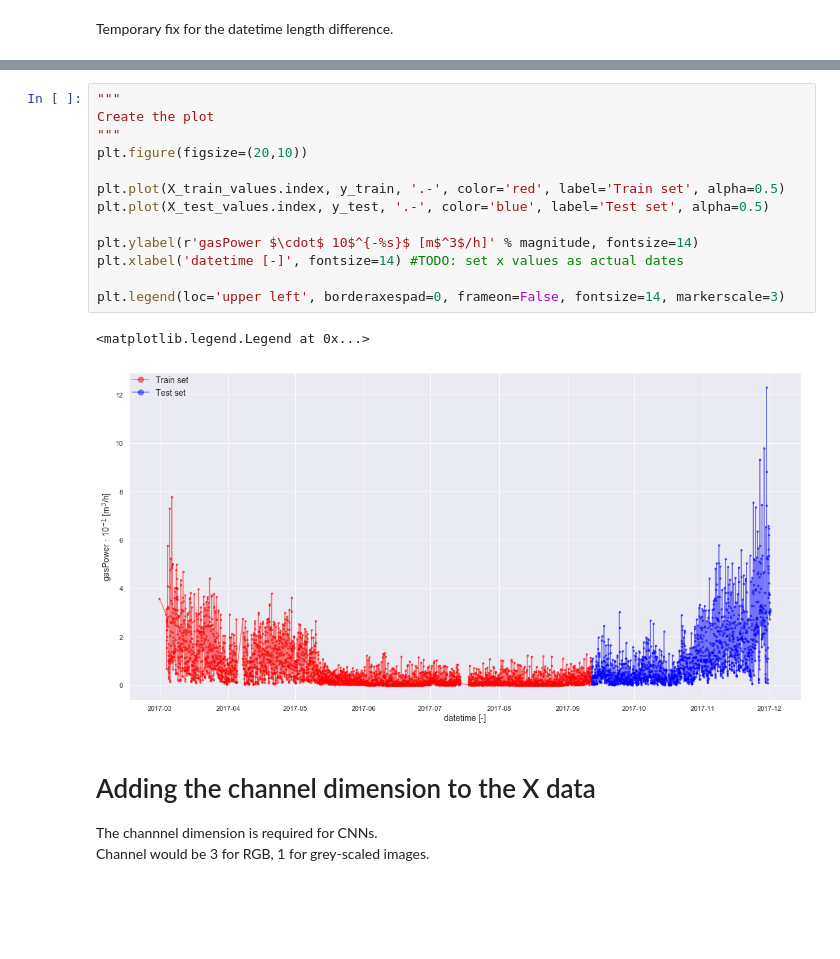
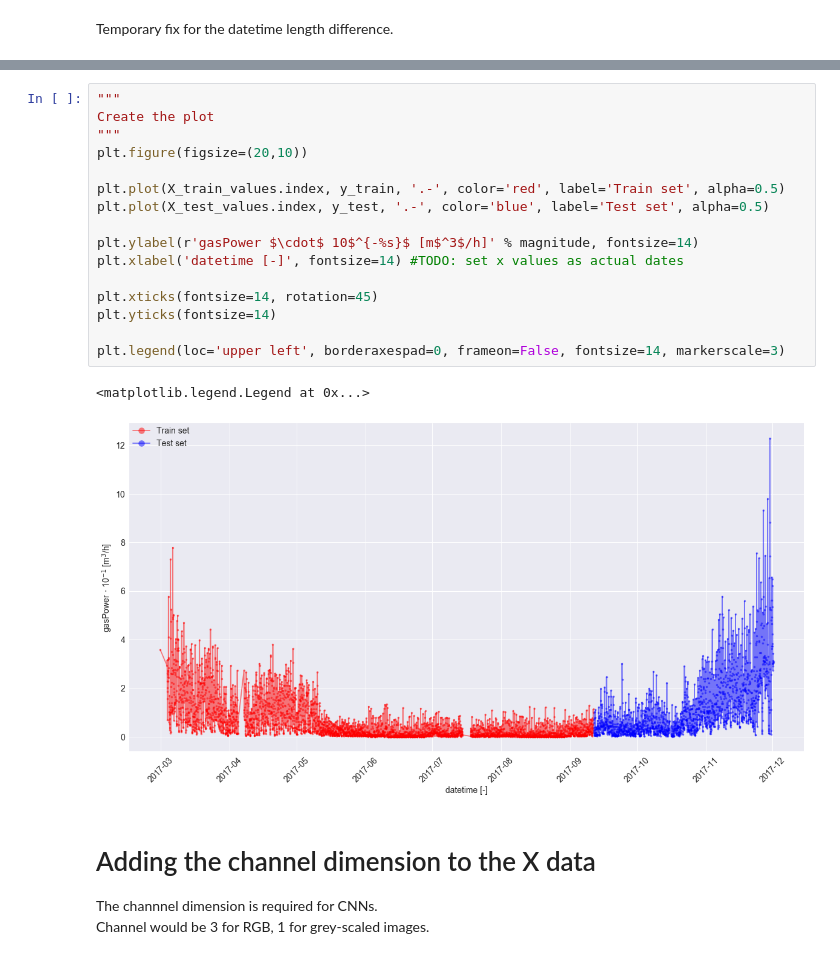
Before and after one commit to deKeijzer/Multivariate-time-series-models-in-Keras, a Jupyter notebook: notebooks/6. CNN.ipynb, the cells around one changed output, grey strips where cells are left out. Cells and saved outputs as stored; diff of their text form; blank space fills up the shorter version.

```diff
--- a/notebooks/6. CNN.ipynb
+++ b/notebooks/6. CNN.ipynb
@@ -164,19 +164,22 @@ X_test_values.shape, y_test.shape
 # %%
 """
 Create the plot
 """
 plt.figure(figsize=(20,10))
 
 plt.plot(X_train_values.index, y_train, '.-', color='red', label='Train set', alpha=0.5)
 plt.plot(X_test_values.index, y_test, '.-', color='blue', label='Test set', alpha=0.5)
 
 plt.ylabel(r'gasPower $\cdot$ 10$^{-%s}$ [m$^3$/h]' % magnitude, fontsize=14)
 plt.xlabel('datetime [-]', fontsize=14) #TODO: set x values as actual dates
 
+plt.xticks(fontsize=14, rotation=45)
+plt.yticks(fontsize=14)
+
 plt.legend(loc='upper left', borderaxespad=0, frameon=False, fontsize=14, markerscale=3)
 # %% [output]
 <matplotlib.legend.Legend at 0x...>
-[figure, old version]
+[figure, new version]
 # %% [markdown]
 # Adding the channel dimension to the X data
 The channnel dimension is required for CNNs.
```
Also changed, not shown: parts of 11 cells of this notebook, 2 other files.
